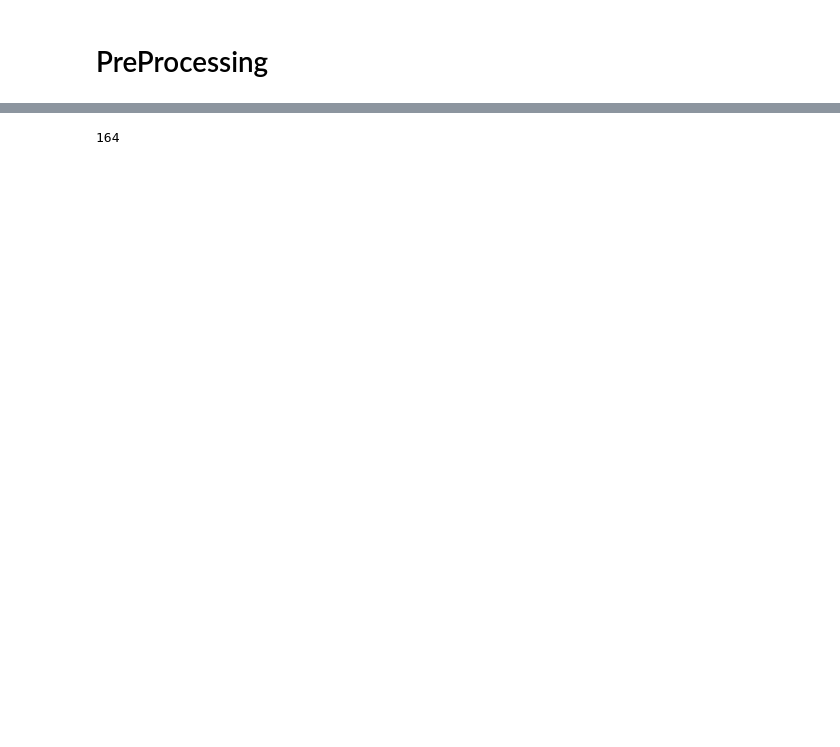
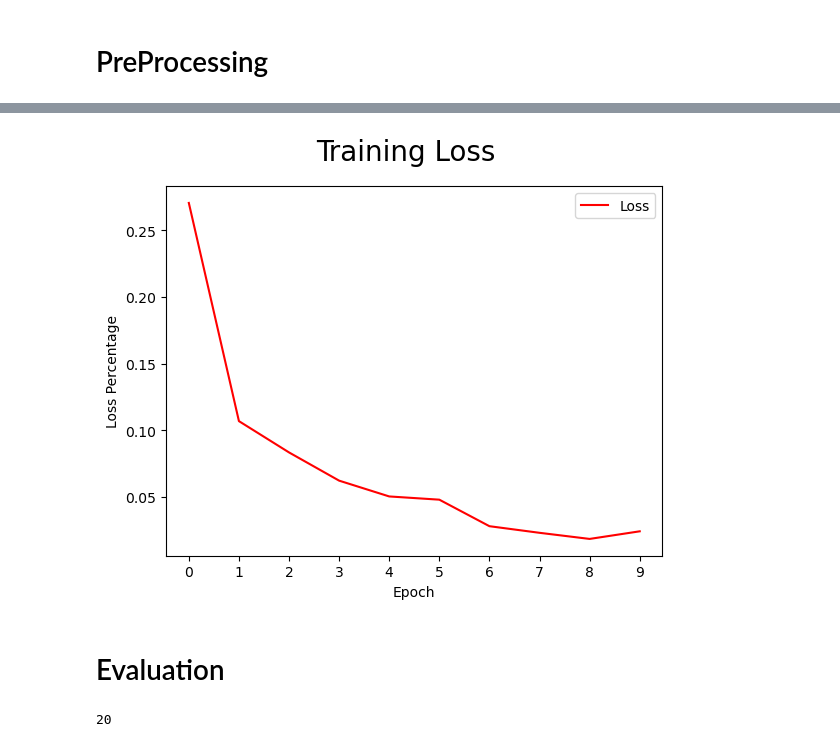
Before and after one commit to Shakermaker001/UCF-Project--4, a Jupyter notebook: CNN_Practice.ipynb, the cells around one changed output, grey strips where cells are left out. Cells and saved outputs as stored; diff of their text form; code cells hidden in the pictures; blank space fills up the shorter version.

```diff
--- a/CNN_Practice.ipynb
+++ b/CNN_Practice.ipynb
@@ -103,0 +262,13 @@ preprocess_data.as_numpy_iterator().next()[0].max()
+# %%
+fig = plt.figure()
+plt.plot(hist.history['loss'], color='red', label='Loss')
+fig.suptitle('Training Loss', fontsize=20)
+plt.legend(loc='best')
+plt.xticks(range(0,10))
+plt.xlabel('Epoch')
+plt.ylabel('Loss Percentage')
+plt.show()
+# %% [output]
+[figure, added]
+# %% [markdown]
+# Evaluation
@@ -104,4 +281,4 @@ preprocess_data.as_numpy_iterator().next()[0].max()
 # %%
-len(preprocess_data)
+len(test_scaled_data)
 # %% [output]
-164
+20
```
Also changed, not shown: parts of 32 cells of this notebook.
